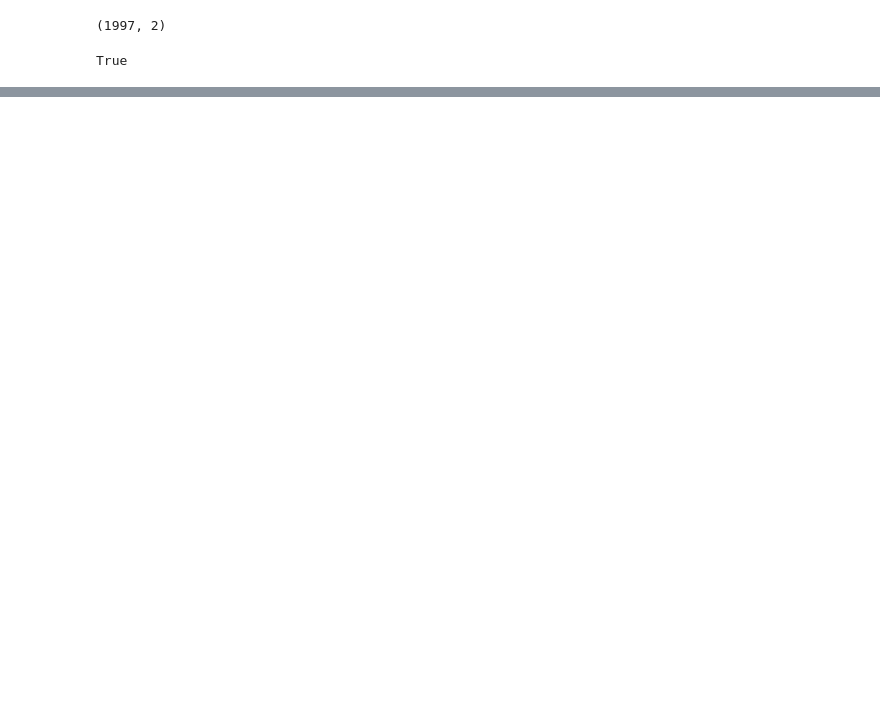
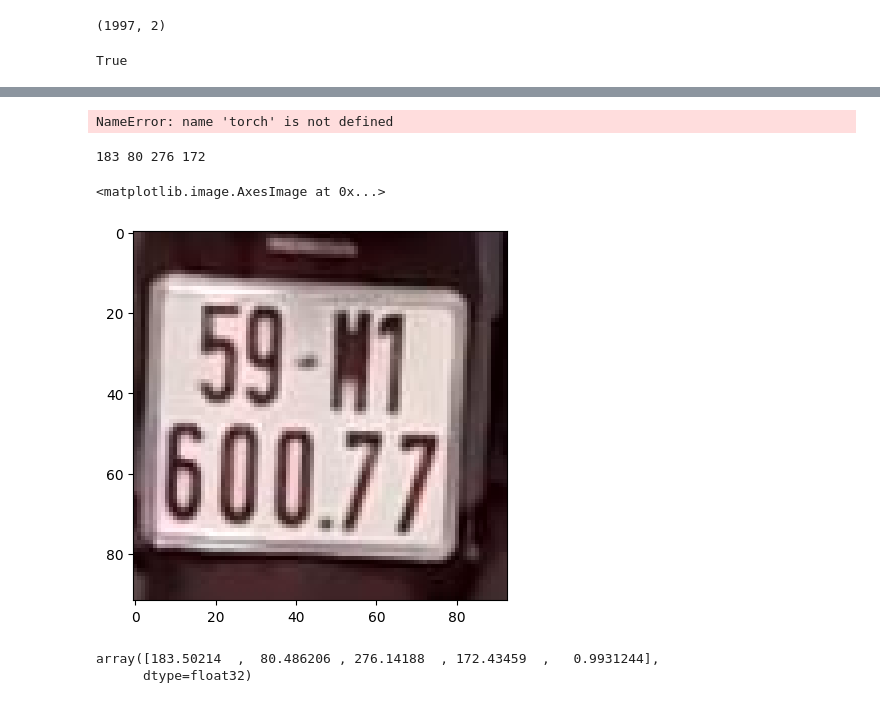
Before and after one commit to daominhkhanh20/LicenceOCR, a Jupyter notebook: drop.ipynb, the cells around one changed output, grey strips where cells are left out. Cells and saved outputs as stored; diff of their text form; code cells hidden in the pictures; blank space fills up the shorter version.

```diff
--- a/drop.ipynb
+++ b/drop.ipynb
@@ -68,0 +129,4 @@ True
+# %%
+torch.__version__
+# %% [output]
+NameError: name 'torch' is not defined
@@ -68,0 +140,20 @@ True
+# %%
+device = torch.device('cuda' if torch.cuda.is_available() else "cpu")
+model = models.load_model('darknet/cfg/yolov3-tiny.cfg', 'darknet/backup/yolov3-tiny_2000.weights').to(device)
+# %%
+image = cv2.imread('darknet/data/images/moto_0153_02530_b.jpg')
+boxes= detect.detect_image(model, image)
+x,y,x1,y1 = int(boxes[0][0]), int(boxes[0][1]), int(boxes[0][2]), int(boxes[0][3])
+numpy_image = image[y:y1, x:x1,:]
+print(x,y, x1, y1)
+imgage_ocr = Image.fromarray(np.uint8(numpy_image)).convert('RGB')
+plt.imshow(imgage_ocr)
+# %% [output]
+183 80 276 172
+<matplotlib.image.AxesImage at 0x...>
+[figure, added]
+# %%
+boxes[0][:5]
+# %% [output]
+array([183.50214  ,  80.486206 , 276.14188  , 172.43459  ,   0.9931244],
+      dtype=float32)
```
Also changed, not shown: parts of 5 cells of this notebook, 5 other files.
